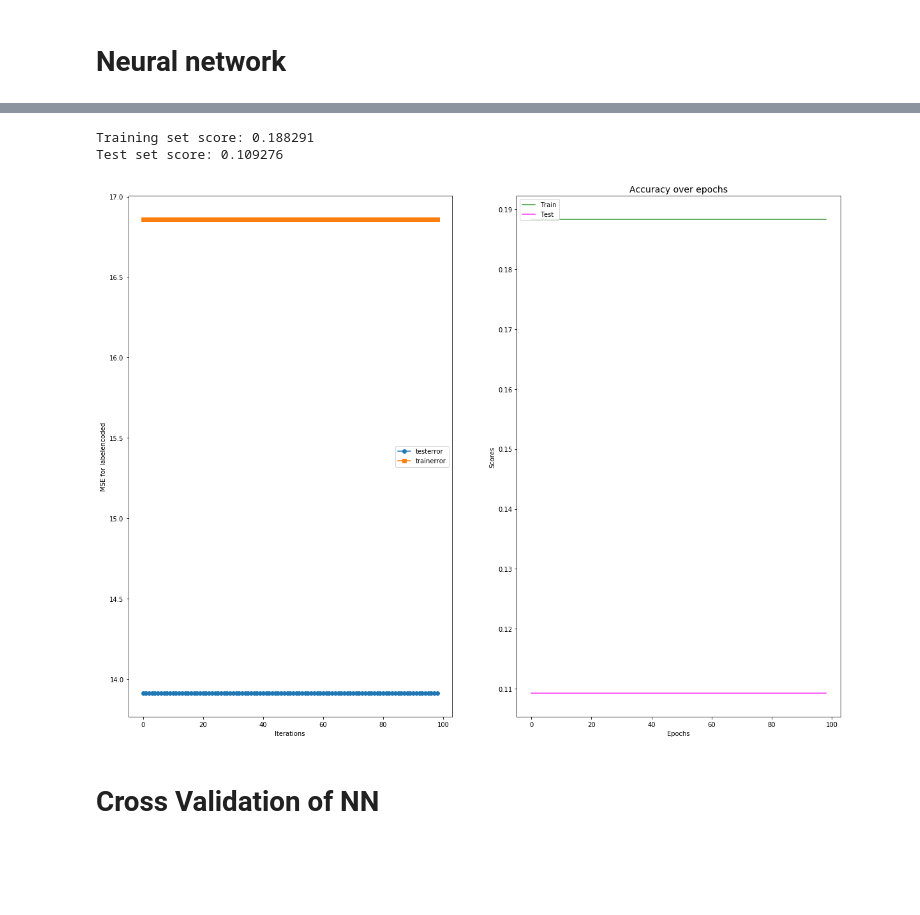
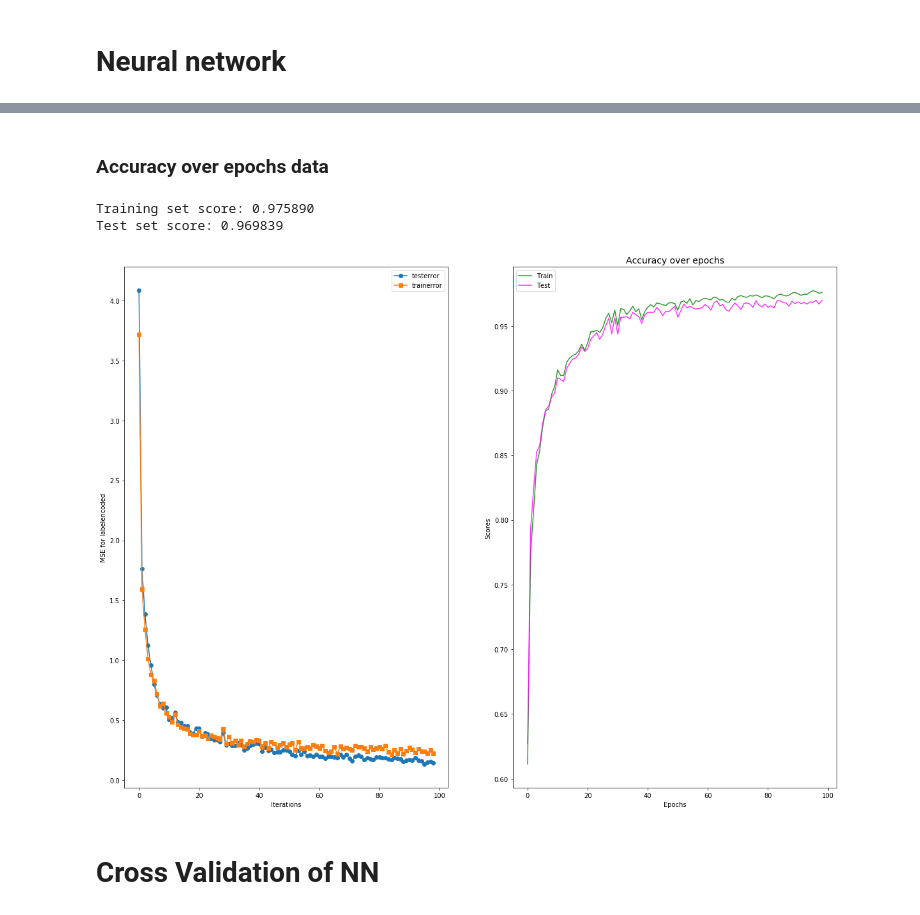
Before and after one commit to raman-noodles/raman-spectra-decomp-analysis, a Jupyter notebook: examples/supervised_machine_learning_dev.ipynb, the cells around one changed output, grey strips where cells are left out. Drawn from its saved outputs; the diff is of its cells as text; code cells hidden in the pictures; blank space fills up the shorter version.

Commit message:
train-testsplit

```diff
--- a/examples/supervised_machine_learning_dev.ipynb
+++ b/examples/supervised_machine_learning_dev.ipynb
@@ -712,0 +629,40 @@ Text(0, 0.5, 'Loss Cost')
+# %%
+coefs = []
+trainerror = []
+testerror = []
+loss_values = []
+scores_train = []
+scores_test = []
+num = 10
+lossrange = np.arange(1,num,1)
+for i in lossrange:
+    clf = MLPClassifier(solver='sgd',hidden_layer_sizes=(100,100), random_state=1, max_iter=i, warm_start=True)
+    clf.fit(X_train,y_train)
+    trainpred = clf.predict(X_train)
+    testpred = clf.predict(X_test)
+    coefs.append(clf.coefs_)
+    trainerror.append(mean_squared_error(y_train,trainpred))
+    testerror.append(mean_squared_error(y_test,testpred))
+    loss_values.append(clf.loss_curve_)
+    # SCORE TRAIN
+    scores_train.append(clf.score(X_train, y_train))
+
+    # SCORE TEST
+    scores_test.append(clf.score(X_test, y_test))
+plt.figure(figsize=(10,10))
+plt.subplot(121)
+plt.plot(trainerror,marker='o',label='testerror')
+plt.plot(testerror,marker="s",label='trainerror')
+plt.legend()
+plt.xlabel('Iterations')
+plt.ylabel('MSE for labelencoded')
+plt.subplot(122)
+print("Training set score: %f" % clf.score(X_train, y_train))
+print("Test set score: %f" % clf.score(X_test, y_test))
+plt.plot(scores_train, color='green', alpha=0.8, label='Train')
+plt.plot(scores_test, color='magenta', alpha=0.8, label='Test')
+plt.title("Accuracy over epochs", fontsize=14)
+plt.xlabel('Epochs')
+plt.ylabel('Scores')
+plt.legend(loc='upper left')
+plt.show()
@@ -713,3 +673,5 @@ Text(0, 0.5, 'Loss Cost')
+# %% [markdown]
+### Accuracy over epochs data
 # %%
 coefs = []
 trainerror = []
@@ -720,40 +682,40 @@ scores_test = []
 num = 100
 lossrange = np.arange(1,num,1)
 for i in lossrange:
-    clf = MLPClassifier(hidden_layer_sizes=(100,100), random_state=1, max_iter=1, warm_start=True)
+    clf = MLPClassifier(hidden_layer_sizes=(100,100), random_state=1, max_iter=i, warm_start=True)
     clf.fit(X_train, y_train)
     trainpred = clf.predict(X_train)
     testpred = clf.predict(X_test)
     coefs.append(clf.coefs_)
     trainerror.append(mean_squared_error(y_train,trainpred))
     testerror.append(mean_squared_error(y_test,testpred))
     loss_values.append(clf.loss_curve_)
     # SCORE TRAIN
     scores_train.append(clf.score(X_train, y_train))
 
     # SCORE TEST
     scores_test.append(clf.score(X_test, y_test))
-plt.figure(figsize=(20,15))
+plt.figure(figsize=(10,10))
 plt.subplot(121)
 plt.plot(trainerror,marker='o',label='testerror')
 plt.plot(testerror,marker="s",label='trainerror')
 plt.legend()
 plt.xlabel('Iterations')
 plt.ylabel('MSE for labelencoded')
 plt.subplot(122)
 print("Training set score: %f" % clf.score(X_train, y_train))
 print("Test set score: %f" % clf.score(X_test, y_test))
 plt.plot(scores_train, color='green', alpha=0.8, label='Train')
 plt.plot(scores_test, color='magenta', alpha=0.8, label='Test')
 plt.title("Accuracy over epochs", fontsize=14)
 plt.xlabel('Epochs')
 plt.ylabel('Scores')
 plt.legend(loc='upper left')
 plt.show()
 # %% [output]
-Training set score: 0.188291
-Test set score: 0.109276
+Training set score: 0.975890
+Test set score: 0.969839
-[figure, old version]
+[figure, new version]
 # %% [markdown]
 # Cross Validation of NN
 # %%
```
Also changed, not shown: parts of 41 cells of this notebook.
